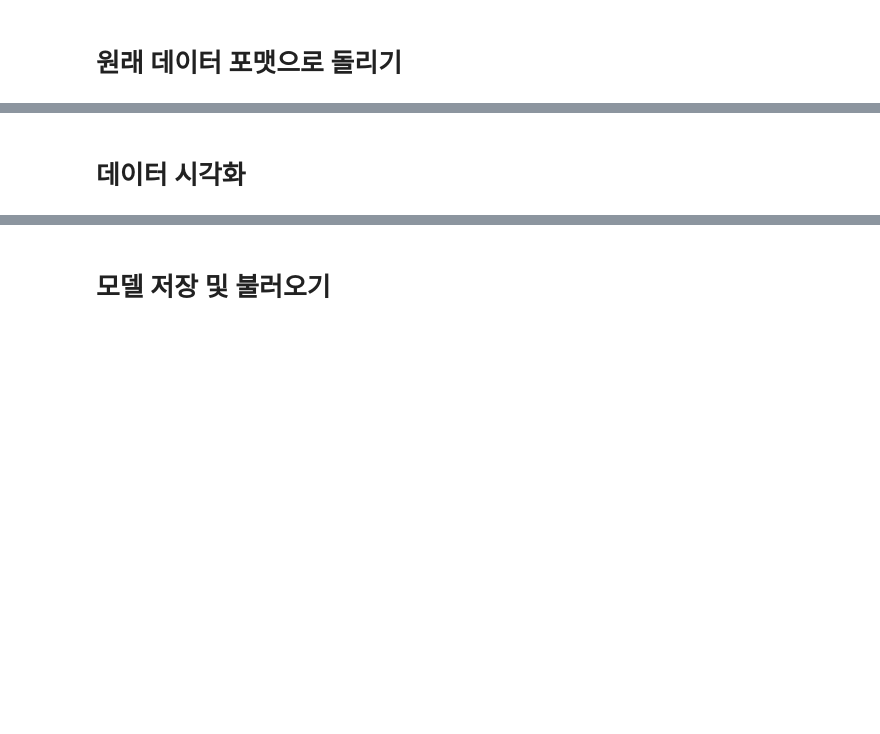
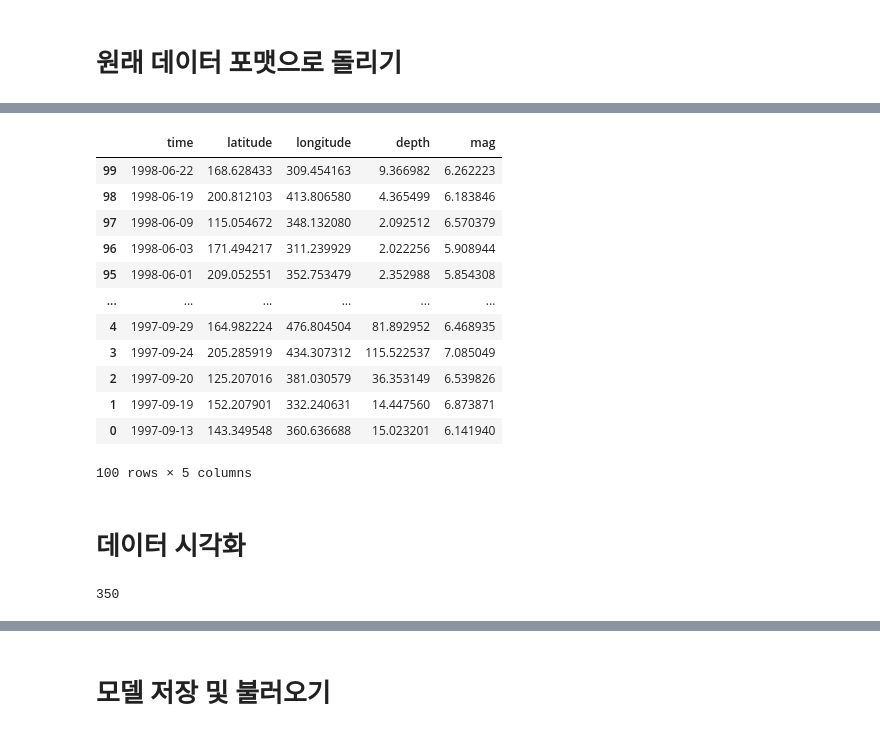
Before and after one commit to seojihyuk26/EarthquakePredictor, a Jupyter notebook: earthquakePredictor.ipynb, the cells around one changed output, grey strips where cells are left out. Cells and saved outputs as stored; diff of their text form; code cells hidden in the pictures; blank space fills up the shorter version.

```diff
--- a/earthquakePredictor.ipynb
+++ b/earthquakePredictor.ipynb
@@ -440,7 +463,7 @@ with tf.device('/device:GPU:0'):
 
   for epoch_idx in range(num_epochs):
       print ('epochs : ' + str(epoch_idx) )
-      model.fit(X_train_tensor, y_train_tensor, epochs=1, batch_size=batch_size, verbose=2, shuffle=False, callbacks=[history]) #term
+      model.fit(X_train_tensor, y_train_tensor, epochs=1, batch_size=batch_size, verbose=2, shuffle=False, callbacks=[history,tensorboard_callback]) #term
       model.reset_states()
 # %% [output]
 epochs : 0
@@ -476,3 +544,3 @@ X_test_time[:3]
 # %%
-X_test = np.reshape(X_test[test_start_steps:test_end_steps,:,:5],(test_steps,timesteps,5))
-X_test[:3]
+X_to_test = X_test[test_start_steps:test_end_steps,:,:5]
+X_to_test[:3]
@@ -514,5 +686,27 @@ y_test
+# %%
+y_pred
+# %% [output]
+|  | time | latitude | longitude | depth | mag |
+| 99 | 1998-06-22 | 168.628433 | 309.454163 | 9.366982 | 6.262223 |
+| 98 | 1998-06-19 | 200.812103 | 413.806580 | 4.365499 | 6.183846 |
+| 97 | 1998-06-09 | 115.054672 | 348.132080 | 2.092512 | 6.570379 |
+| 96 | 1998-06-03 | 171.494217 | 311.239929 | 2.022256 | 5.908944 |
+| 95 | 1998-06-01 | 209.052551 | 352.753479 | 2.352988 | 5.854308 |
+| ... | ... | ... | ... | ... | ... |
+| 4 | 1997-09-29 | 164.982224 | 476.804504 | 81.892952 | 6.468935 |
+| 3 | 1997-09-24 | 205.285919 | 434.307312 | 115.522537 | 7.085049 |
+| 2 | 1997-09-20 | 125.207016 | 381.030579 | 36.353149 | 6.539826 |
+| 1 | 1997-09-19 | 152.207901 | 332.240631 | 14.447560 | 6.873871 |
+| 0 | 1997-09-13 | 143.349548 | 360.636688 | 15.023201 | 6.141940 |
+100 rows × 5 columns
 # %% [markdown]
 # 데이터 시각화
+# %%
+e = -10
+e %= 360
+e
+# %% [output]
+350
 # %%
 def AddCircles(data,colormap,array):
   surfaceEnergy = np.multiply(10**(data['mag']*1.5),1/(data['depth']**2+1))
```
Also changed, not shown: parts of 47 cells of this notebook.
